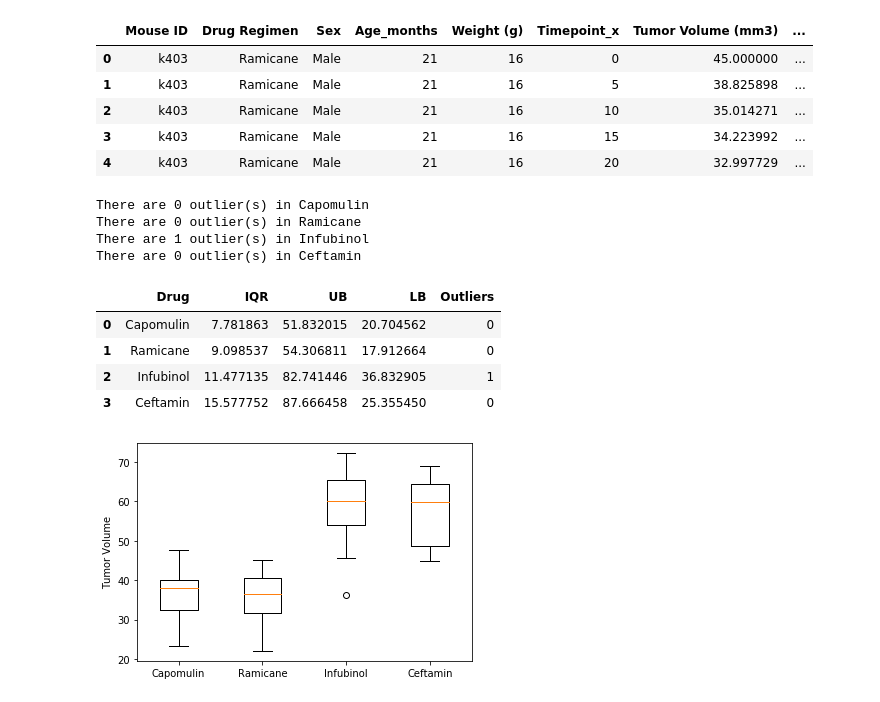
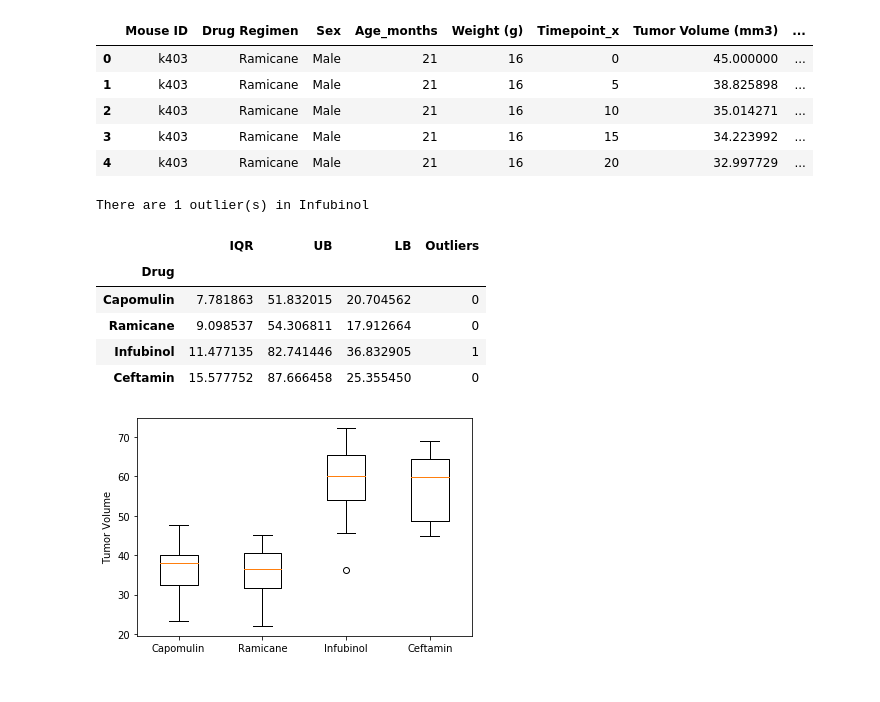
Before and after one commit to tylerhill122/matplotlib-challenge, a Jupyter notebook: Pymaceuticals.ipynb, the cells around one changed output. Saved outputs shown, nothing was run; the diff lists cells and outputs as text; code cells hidden in the pictures.

```diff
--- a/Pymaceuticals.ipynb
+++ b/Pymaceuticals.ipynb
@@ -218,8 +211,13 @@ drugs = ["Capomulin", "Ramicane", "Infubinol", "Ceftamin"]
 # %%
+# Put treatments into a list for for loop (and later for plot labels)
+
+drugs = ["Capomulin", "Ramicane", "Infubinol", "Ceftamin"]
+
 # Create empty list to fill with tumor vol data (for plotting)
 tumor_vol = []
 
 # Calculate the IQR and quantitatively determine if there are any potential outliers.
+# Using dictionary to store values
 iqr_dict = {
     "Drug": [],
     "IQR": [],
@@ -237,50 +235,43 @@ for drug in drugs:
     drug2 = drug1.loc[drug1["Timepoint_x"] == drug1["Timepoint_y"]]
 
     # declare tumor volume value
     tv = drug2["Tumor Volume (mm3)"]
 
     # append tumor volume to tumor_vol list
     tumor_vol.append(tv)
 
     # determine quartiles and IQR
     quartiles = tv.quantile([0.25,0.5,0.75])
     lowerq = quartiles[0.25]
     upperq = quartiles[0.75]
     iqr = upperq-lowerq
 
     # determine upper and lower bound to check for outliers
     lower_bound = lowerq - (1.5*iqr)
     upper_bound = upperq + (1.5*iqr)
 
     # append dictionary to track IQR and UB/LB for each drug
     iqr_dict["Drug"].append(drug)
     iqr_dict["IQR"].append(iqr)
     iqr_dict["UB"].append(upper_bound)
     iqr_dict["LB"].append(lower_bound)
 
     outliers = (tv.loc[(drug2["Tumor Volume (mm3)"] >= upper_bound) | (drug2["Tumor Volume (mm3)"] <= lower_bound)]).count()
     iqr_dict["Outliers"].append(outliers)
-    print(f'There are {outliers} outlier(s) in {drug}')
+    if int(outliers) > 0:
+        print(f'There are {outliers} outlier(s) in {drug}')
 
-# for val in tumor_vol[0]:
-#     if val < lower_bound:
-#         print("there is an outlier")
-#     elif val > upper_bound:
-#         print("there is an outlier")
-
-# create DataFrame from dictioary
+# create DataFrame from dictionary
 iqr_df = pd.DataFrame(iqr_dict)
-iqr_df.head()
+iqr_df.set_index("Drug")
 # %% [output]
-There are 0 outlier(s) in Capomulin
-There are 0 outlier(s) in Ramicane
 There are 1 outlier(s) in Infubinol
-There are 0 outlier(s) in Ceftamin
-|  | Drug | IQR | UB | LB | Outliers |
-| 0 | Capomulin | 7.781863 | 51.832015 | 20.704562 | 0 |
-| 1 | Ramicane | 9.098537 | 54.306811 | 17.912664 | 0 |
-| 2 | Infubinol | 11.477135 | 82.741446 | 36.832905 | 1 |
-| 3 | Ceftamin | 15.577752 | 87.666458 | 25.355450 | 0 |
+|  | IQR | UB | LB | Outliers |
+| Drug |  |  |  |  |
+| Capomulin | 7.781863 | 51.832015 | 20.704562 | 0 |
+| Ramicane | 9.098537 | 54.306811 | 17.912664 | 0 |
+| Infubinol | 11.477135 | 82.741446 | 36.832905 | 1 |
+| Ceftamin | 15.577752 | 87.666458 | 25.355450 | 0 |
 # %%
 # Generate a box plot of the final tumor volume of each mouse across four regimens of interest
 plt.boxplot(
```
Also changed, not shown: parts of 7 cells of this notebook.
